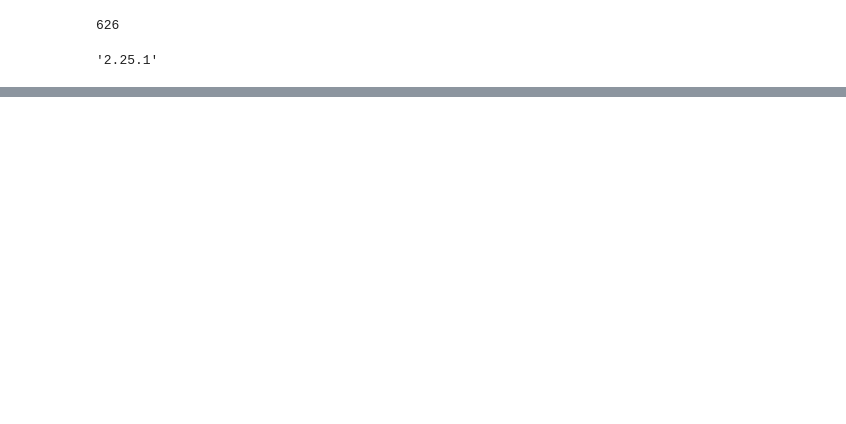
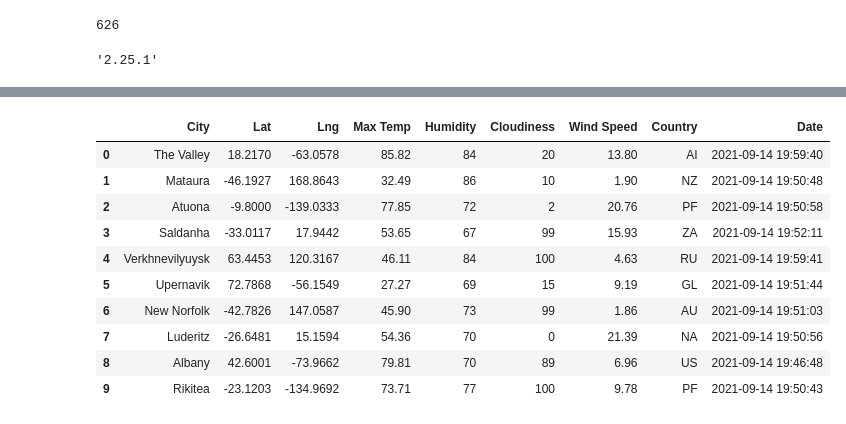
Before and after one commit to nrp1284/World_Weather_Analysis, a Jupyter notebook: WeatherPy.ipynb, the cells around one changed output, grey strips where cells are left out. Drawn from its saved outputs; the diff is of its cells as text; code cells hidden in the pictures; blank space fills up the shorter version.

```diff
--- a/WeatherPy.ipynb
+++ b/WeatherPy.ipynb
@@ -202,0 +203,16 @@ Data Retrieval Complete
+# %%
+# Convert the array of dictionaries to a Pandas DataFrame.
+city_data_df = pd.DataFrame(city_data)
+city_data_df.head(10)
+# %% [output]
+|  | City | Lat | Lng | Max Temp | Humidity | Cloudiness | Wind Speed | Country | Date |
+| 0 | The Valley | 18.2170 | -63.0578 | 85.82 | 84 | 20 | 13.80 | AI | 2021-09-14 19:59:40 |
+| 1 | Mataura | -46.1927 | 168.8643 | 32.49 | 86 | 10 | 1.90 | NZ | 2021-09-14 19:50:48 |
+| 2 | Atuona | -9.8000 | -139.0333 | 77.85 | 72 | 2 | 20.76 | PF | 2021-09-14 19:50:58 |
+| 3 | Saldanha | -33.0117 | 17.9442 | 53.65 | 67 | 99 | 15.93 | ZA | 2021-09-14 19:52:11 |
+| 4 | Verkhnevilyuysk | 63.4453 | 120.3167 | 46.11 | 84 | 100 | 4.63 | RU | 2021-09-14 19:59:41 |
+| 5 | Upernavik | 72.7868 | -56.1549 | 27.27 | 69 | 15 | 9.19 | GL | 2021-09-14 19:51:44 |
+| 6 | New Norfolk | -42.7826 | 147.0587 | 45.90 | 73 | 99 | 1.86 | AU | 2021-09-14 19:51:03 |
+| 7 | Luderitz | -26.6481 | 15.1594 | 54.36 | 70 | 0 | 21.39 | NA | 2021-09-14 19:50:56 |
+| 8 | Albany | 42.6001 | -73.9662 | 79.81 | 70 | 89 | 6.96 | US | 2021-09-14 19:46:48 |
+| 9 | Rikitea | -23.1203 | -134.9692 | 73.71 | 77 | 100 | 9.78 | PF | 2021-09-14 19:50:43 |
```
Also changed, not shown: parts of 13 cells of this notebook, 1 other file.
